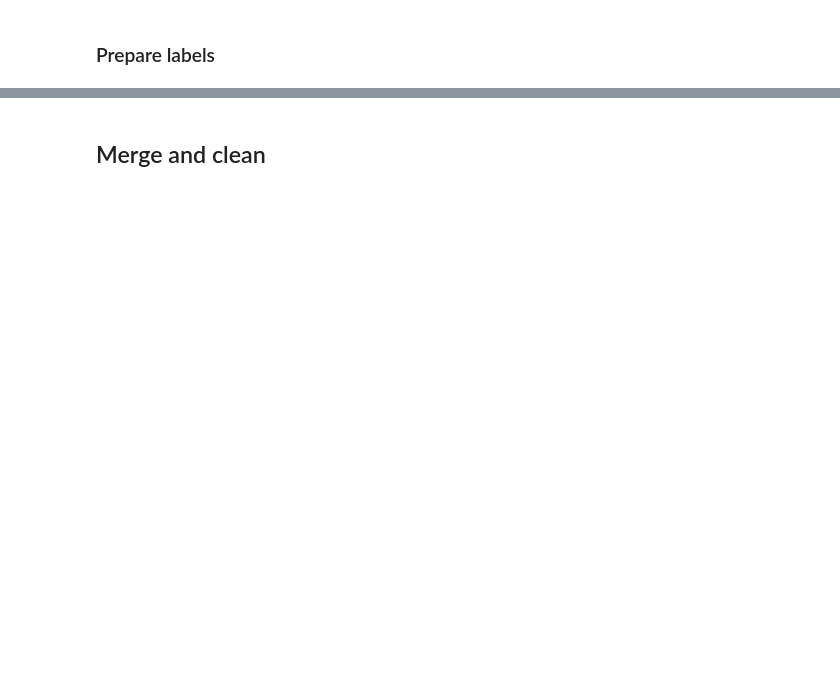
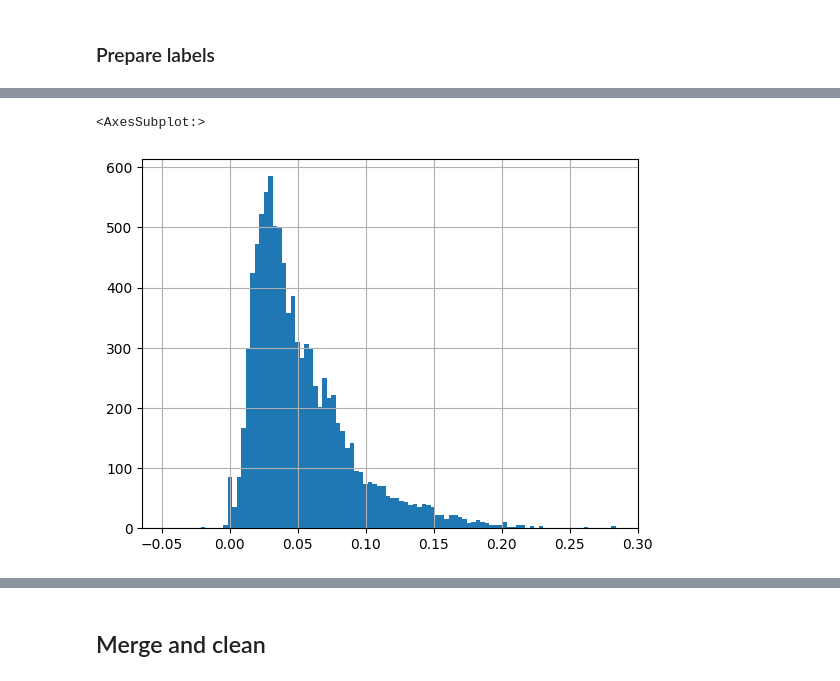
Before and after one commit to robbagott/covid-case-predictor, a Jupyter notebook: covid-case-predictor.ipynb, the cells around one changed output, grey strips where cells are left out. Drawn from its saved outputs; the diff is of its cells as text; code cells hidden in the pictures; blank space fills up the shorter version.

Commit message:
Added a combined model for all surges

```diff
--- a/covid-case-predictor.ipynb
+++ b/covid-case-predictor.ipynb
@@ -413,8 +435,24 @@ def gen_surge_data(date_begin, date_end):
     merged.drop(columns=['population', 'cum_begin', 'cum_end', 'cumulative_persons_fully_vaccinated'], inplace=True)
     return merged
 
+# For a combined model, adjust the surges so that they have similar peaks. This may have unintended side effects.
+def normalize_surges(surges):
+    max_1 = surges[0]['cumulative_confirmed'].max()
+    normed = []
+    for surge in surges:
+        copy = surge.copy()
+        max = surge['cumulative_confirmed'].max()
+        ratio = max_1 / max
+        copy['cumulative_confirmed'] = copy['cumulative_confirmed'] * ratio
+        normed.append(copy)
+
+    return pd.concat(normed)
+
 surge_1 = gen_surge_data('2020-10-01', '2021-01-15')
 surge_2 = gen_surge_data('2021-07-21', '2021-09-15')
 surge_3 = gen_surge_data('2021-11-21', '2022-01-15')
+
+
+surges_combined = normalize_surges([surge_1, surge_2, surge_3])
 # %%
 surge_1['cumulative_confirmed'].hist(bins = 100)
@@ -425,3 +472,8 @@ surge_3['cumulative_confirmed'].hist(bins = 100)
+# %%
+surges_combined['cumulative_confirmed'].hist(bins=100)
+# %% [output]
+<AxesSubplot:>
+[figure, added]
 # %%
 def missing_stats(data):
     perc_missing_per_ftr = data.isnull().sum(axis=0)/data.shape[0]
```
Also changed, not shown: parts of 15 cells of this notebook.
